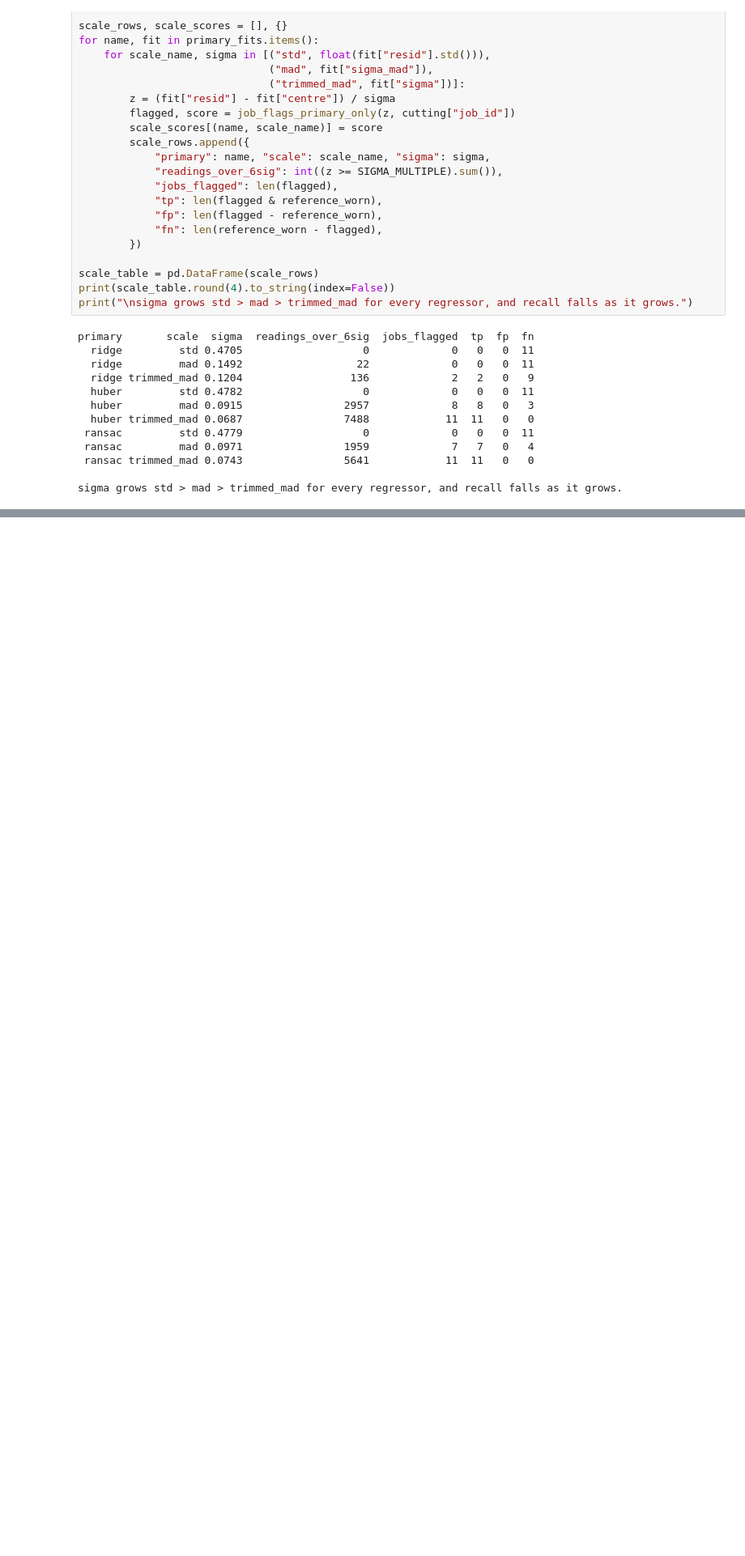
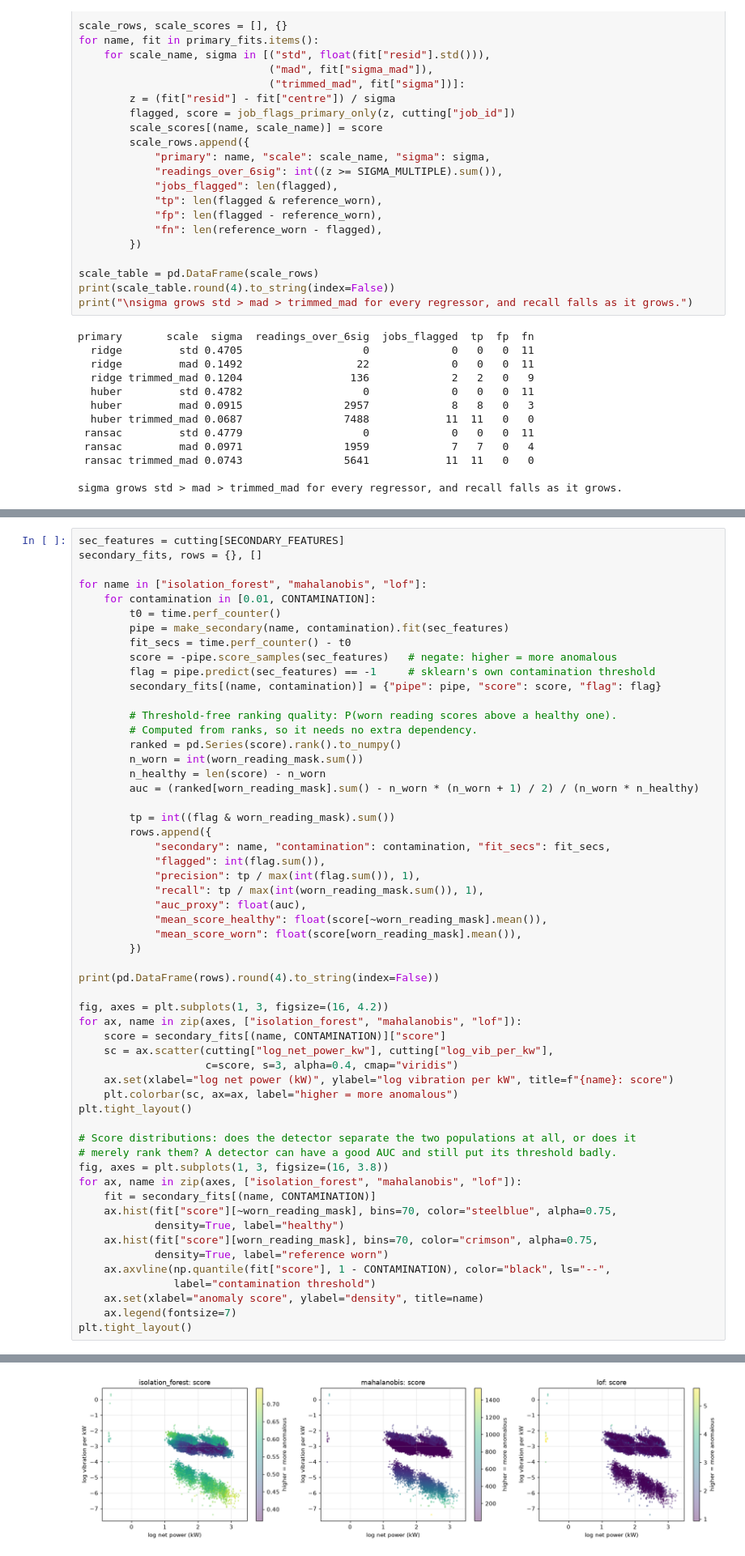
Before and after one commit to Huzefa-Calcutta/forgewright, a Jupyter notebook: notebooks/model_design.ipynb, the cells around one changed output, grey strips where cells are left out. Shown at 81% size. Drawn from its saved outputs; the diff is of its cells as text; blank space fills up the shorter version.

Commit message:
Update model_design.ipynb
add secondary detector to the model analysis notebook

```diff
--- a/notebooks/model_design.ipynb
+++ b/notebooks/model_design.ipynb
@@ -1031,0 +1036,57 @@ the healthy population's own scatter, which is what the sigma rule assumes.
+# %%
+sec_features = cutting[SECONDARY_FEATURES]
+secondary_fits, rows = {}, []
+
+for name in ["isolation_forest", "mahalanobis", "lof"]:
+    for contamination in [0.01, CONTAMINATION]:
+        t0 = time.perf_counter()
+        pipe = make_secondary(name, contamination).fit(sec_features)
+        fit_secs = time.perf_counter() - t0
+        score = -pipe.score_samples(sec_features)   # negate: higher = more anomalous
+        flag = pipe.predict(sec_features) == -1     # sklearn's own contamination threshold
+        secondary_fits[(name, contamination)] = {"pipe": pipe, "score": score, "flag": flag}
+
+        # Threshold-free ranking quality: P(worn reading scores above a healthy one).
+        # Computed from ranks, so it needs no extra dependency.
+        ranked = pd.Series(score).rank().to_numpy()
+        n_worn = int(worn_reading_mask.sum())
+        n_healthy = len(score) - n_worn
+        auc = (ranked[worn_reading_mask].sum() - n_worn * (n_worn + 1) / 2) / (n_worn * n_healthy)
+
+        tp = int((flag & worn_reading_mask).sum())
+        rows.append({
+            "secondary": name, "contamination": contamination, "fit_secs": fit_secs,
+            "flagged": int(flag.sum()),
+            "precision": tp / max(int(flag.sum()), 1),
+            "recall": tp / max(int(worn_reading_mask.sum()), 1),
+            "auc_proxy": float(auc),
+            "mean_score_healthy": float(score[~worn_reading_mask].mean()),
+            "mean_score_worn": float(score[worn_reading_mask].mean()),
+        })
+
+print(pd.DataFrame(rows).round(4).to_string(index=False))
+
+fig, axes = plt.subplots(1, 3, figsize=(16, 4.2))
+for ax, name in zip(axes, ["isolation_forest", "mahalanobis", "lof"]):
+    score = secondary_fits[(name, CONTAMINATION)]["score"]
+    sc = ax.scatter(cutting["log_net_power_kw"], cutting["log_vib_per_kw"],
+                    c=score, s=3, alpha=0.4, cmap="viridis")
+    ax.set(xlabel="log net power (kW)", ylabel="log vibration per kW", title=f"{name}: score")
+    plt.colorbar(sc, ax=ax, label="higher = more anomalous")
+plt.tight_layout()
+
+# Score distributions: does the detector separate the two populations at all, or does it
+# merely rank them? A detector can have a good AUC and still put its threshold badly.
+fig, axes = plt.subplots(1, 3, figsize=(16, 3.8))
+for ax, name in zip(axes, ["isolation_forest", "mahalanobis", "lof"]):
+    fit = secondary_fits[(name, CONTAMINATION)]
+    ax.hist(fit["score"][~worn_reading_mask], bins=70, color="steelblue", alpha=0.75,
+            density=True, label="healthy")
+    ax.hist(fit["score"][worn_reading_mask], bins=70, color="crimson", alpha=0.75,
+            density=True, label="reference worn")
+    ax.axvline(np.quantile(fit["score"], 1 - CONTAMINATION), color="black", ls="--",
+               label="contamination threshold")
+    ax.set(xlabel="anomaly score", ylabel="density", title=name)
+    ax.legend(fontsize=7)
+plt.tight_layout()
+# %% [output]
@@ -1031,0 +1100 @@ the healthy population's own scatter, which is what the sigma rule assumes.
+[figure, added]
```
Also changed, not shown: parts of 18 cells of this notebook.
